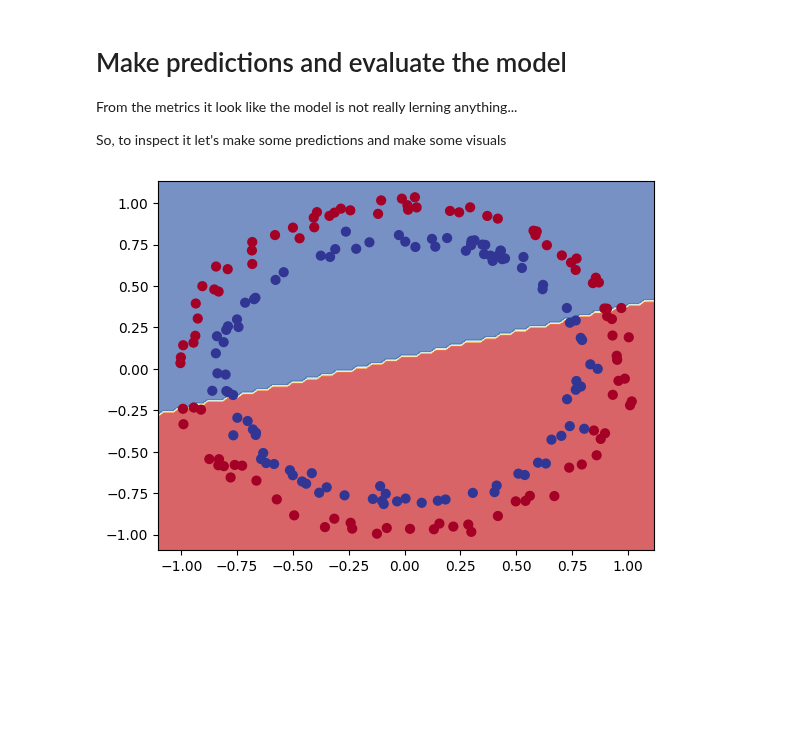
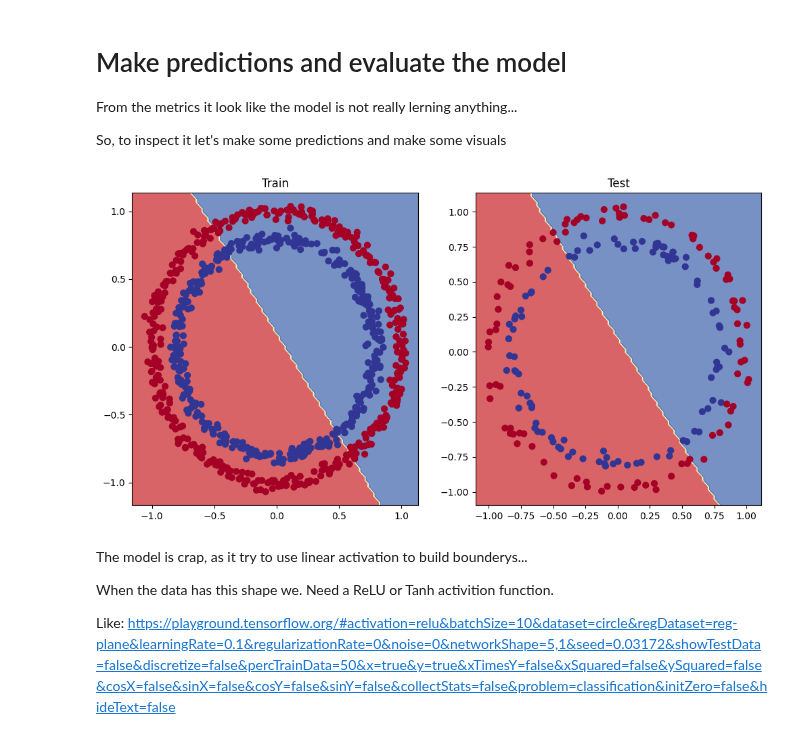
Before and after one commit to GaborVxxx/ml_notes, a Jupyter notebook: L3.ipynb, the cells around one changed output. Drawn from its saved outputs; the diff is of its cells as text; code cells hidden in the pictures; blank space fills up the shorter version.

```diff
--- a/L3.ipynb
+++ b/L3.ipynb
@@ -403,7 +405,21 @@ def plot_decision_boundary(model: torch.nn.Module, X: torch.Tensor, y: torch.Ten
     plt.scatter(X[:, 0], X[:, 1], c=y, s=40, cmap=plt.cm.RdYlBu)
     plt.xlim(xx.min(), xx.max())
     plt.ylim(yy.min(), yy.max())
-# %%
-plot_decision_boundary(model=model_0, X=X_test, y=y_test)
-# %% [output]
-[figure, removed]
+# %%
+# Plot the decision boundary for the model
+plt.figure(figsize=(12, 6))
+plt.subplot(1, 2, 1)
+plt.title("Train")
+plot_decision_boundary(model=model_0, X=X_train, y=y_train)
+plt.subplot(1, 2, 2)
+plt.title("Test")
+
+plot_decision_boundary(model=model_0, X=X_test, y=y_test)
+# %% [output]
+[figure, added]
+# %% [markdown]
+The model is crap, as it try to use linear activation to build bounderys...
+
+When the data has this shape we. Need a ReLU or Tanh activition function.
+
+Like: https://playground.tensorflow.org/#activation=relu&batchSize=10&dataset=circle&regDataset=reg-plane&learningRate=0.1&regularizationRate=0&noise=0&networkShape=5,1&seed=0.03172&showTestData=false&discretize=false&percTrainData=50&x=true&y=true&xTimesY=false&xSquared=false&ySquared=false&cosX=false&sinX=false&cosY=false&sinY=false&collectStats=false&problem=classification&initZero=false&hideText=false
```
Also changed, not shown: parts of 10 cells of this notebook.
